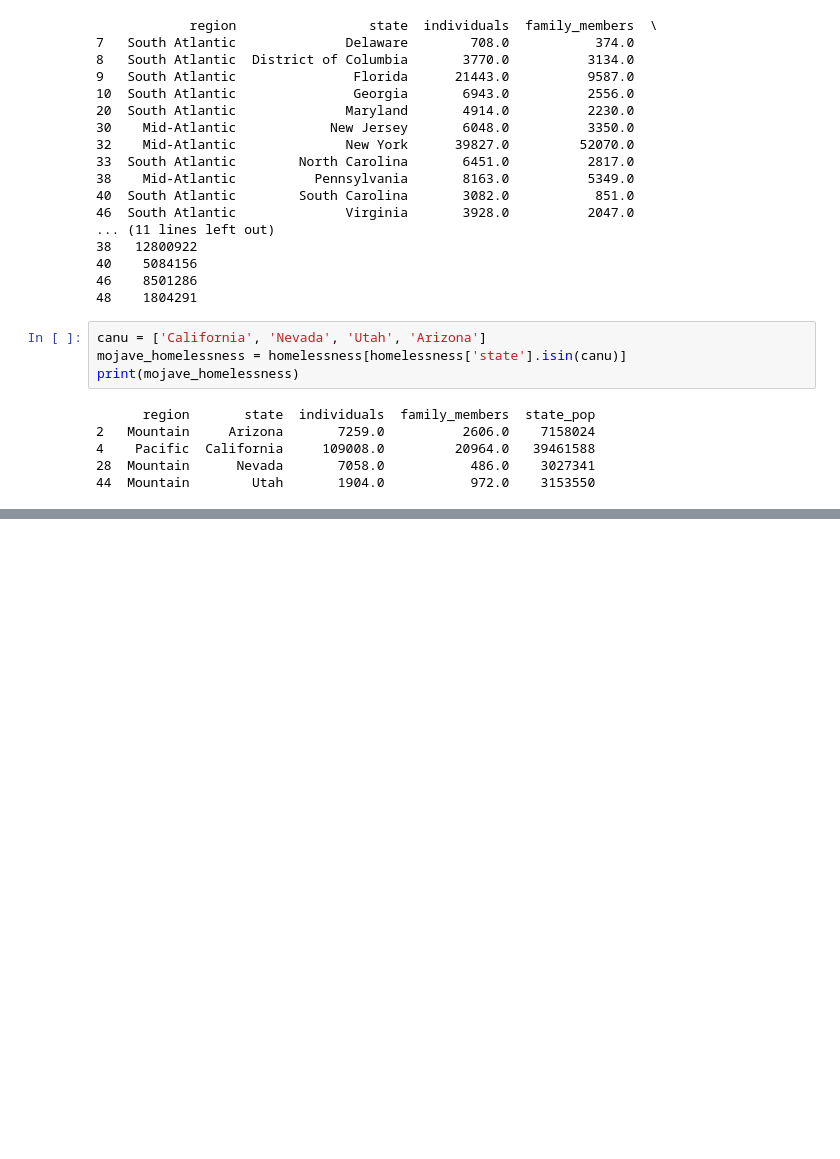
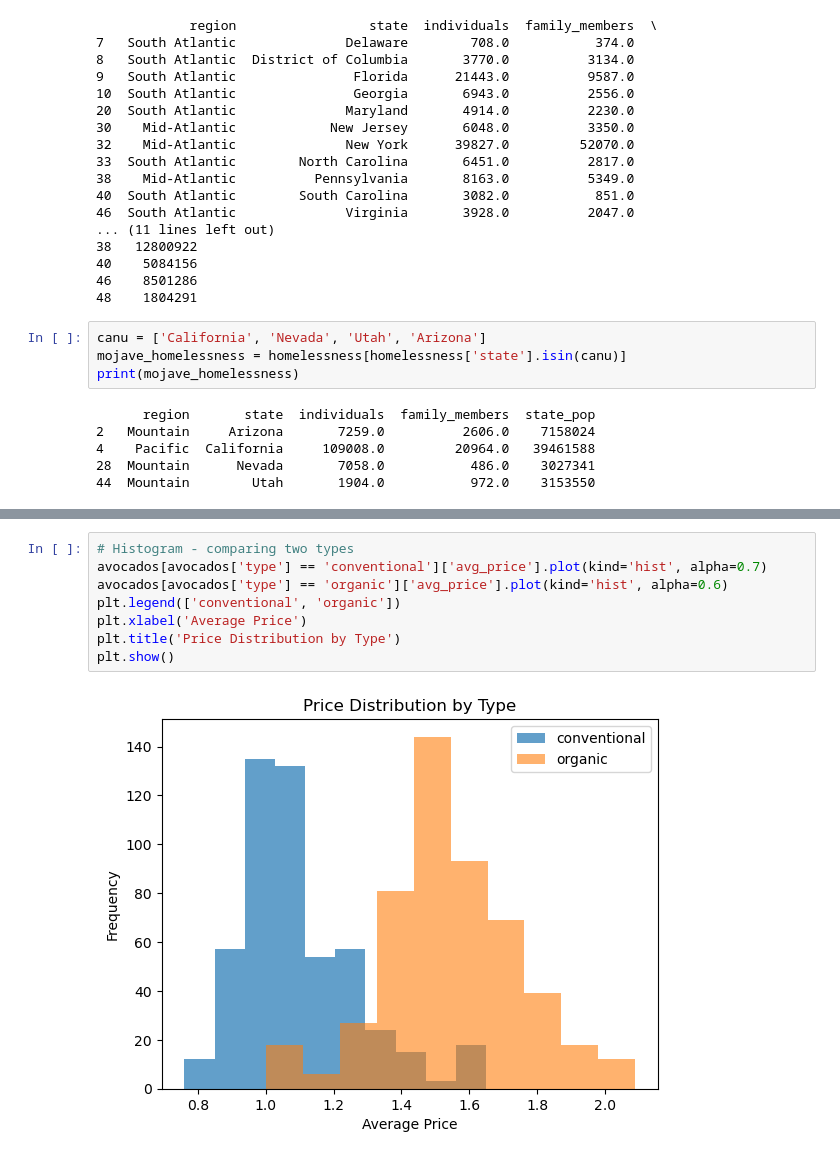
Before and after one commit to PracticalSwan/ITX2007-Data-Science, a Jupyter notebook: Lecture_3/midterm_practice_L3.ipynb, the cells around one changed output, grey strips where cells are left out. Cells and saved outputs as stored; diff of their text form; blank space fills up the shorter version.

```diff
--- a/Lecture_3/midterm_practice_L3.ipynb
+++ b/Lecture_3/midterm_practice_L3.ipynb
@@ -137,0 +329,10 @@ print(mojave_homelessness)
+# %%
+# Histogram - comparing two types
+avocados[avocados['type'] == 'conventional']['avg_price'].plot(kind='hist', alpha=0.7)
+avocados[avocados['type'] == 'organic']['avg_price'].plot(kind='hist', alpha=0.6)
+plt.legend(['conventional', 'organic'])
+plt.xlabel('Average Price')
+plt.title('Price Distribution by Type')
+plt.show()
+# %% [output]
+[figure, added]
```
Also changed, not shown: parts of 16 cells of this notebook.
